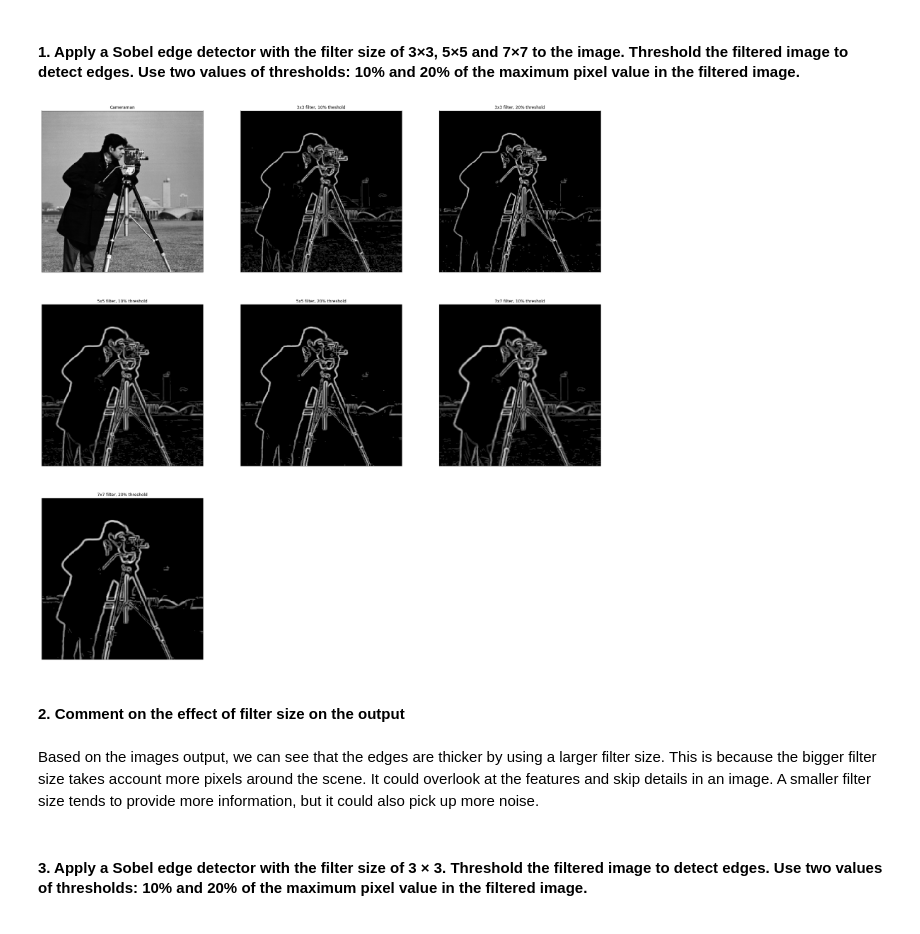
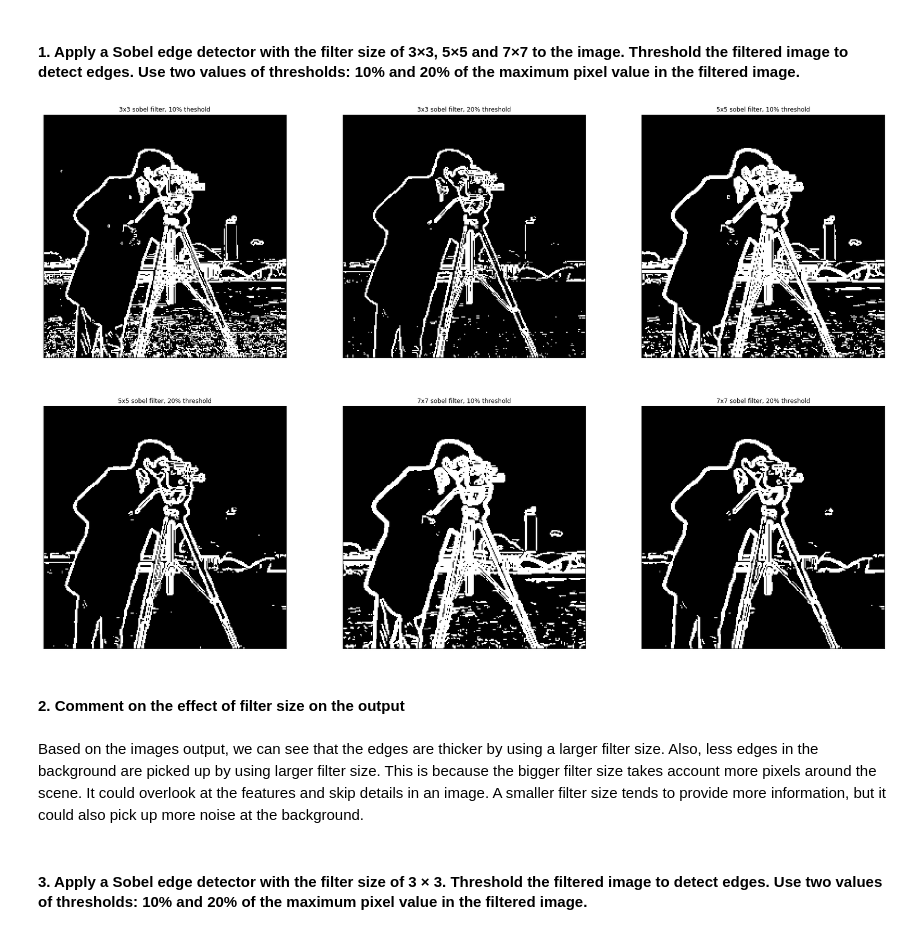
Before and after one commit to FulinHuang/Computer-Vision, a Jupyter notebook: A1_Image_Filtering /A1_Image_Filtering.ipynb, the cells around one changed output. Drawn from its saved outputs; the diff is of its cells as text; code cells hidden in the pictures.

```diff
--- a/A1_Image_Filtering /A1_Image_Filtering.ipynb
+++ b/A1_Image_Filtering /A1_Image_Filtering.ipynb
@@ -130,59 +141,58 @@ sobely = cv2.Sobel(img, cv2.CV_64F, 0, 1, ksize = 3)
 # calculate magnitude
 sobel = cv2.magnitude(sobelx, sobely)
 
 # find max pixel value
 maxValue = np.max(sobel)
 
 # apply threshold 10% and 20% of the max pixel value
-(ret, threshold10)= cv2.threshold(sobel, maxValue * 0.1, 255, cv2.THRESH_TOZERO)
-(ret, threshold20)= cv2.threshold(sobel, maxValue * 0.2, 255, cv2.THRESH_TOZERO)
+(ret, threshold10)= cv2.threshold(sobel, maxValue * 0.1, 255, cv2.THRESH_BINARY)
+(ret, threshold20)= cv2.threshold(sobel, maxValue * 0.2, 255, cv2.THRESH_BINARY)
 # cv2.THRESH_TOZERO can also change to cv2.THRESH_BINARY
 
 
 # sobel filter 5x5
 sobelx_5 = cv2.Sobel(img, cv2.CV_64F, 1, 0, ksize = 5)
 sobely_5 = cv2.Sobel(img, cv2.CV_64F, 0, 1, ksize = 5)
 sobel_5 = cv2.magnitude(sobelx_5, sobely_5)
 maxValue_5 = np.max(sobel_5)
-(ret, threshold10_5) = cv2.threshold(sobel_5, maxValue_5 * 0.1, 255, cv2.THRESH_TOZERO)
-(ret, threshold20_5) = cv2.threshold(sobel_5, maxValue_5 * 0.2, 255, cv2.THRESH_TOZERO)
+(ret, threshold10_5) = cv2.threshold(sobel_5, maxValue_5 * 0.1, 255, cv2.THRESH_BINARY)
+(ret, threshold20_5) = cv2.threshold(sobel_5, maxValue_5 * 0.2, 255, cv2.THRESH_BINARY)
 
 # sobel filter 7x7
 sobelx_7 = cv2.Sobel(img, cv2.CV_64F, 1, 0, ksize = 7)
 sobely_7 = cv2.Sobel(img, cv2.CV_64F, 0, 1, ksize = 7)
 sobel_7 = cv2.magnitude(sobelx_7, sobely_7)
 maxValue_7 = np.max(sobel_7)
-(ret, threshold10_7) = cv2.threshold(sobel_7, maxValue_7*0.1, 255, cv2.THRESH_TOZERO)
-(ret, threshold20_7) = cv2.threshold(sobel_7, maxValue_7*0.2, 255, cv2.THRESH_TOZERO)
-
+(ret, threshold10_7) = cv2.threshold(sobel_7, maxValue_7*0.1, 255, cv2.THRESH_BINARY)
+(ret, threshold20_7) = cv2.threshold(sobel_7, maxValue_7*0.2, 255, cv2.THRESH_BINARY)
 
 # display 3x3 filtered images
 plt.figure(figsize = (30, 30))
-plt.subplot(331), plt.imshow(img, cmap = 'gray')
-plt.title("Cameraman"), plt.xticks([]), plt.yticks([])
-plt.subplot(332), plt.imshow(threshold10, cmap = 'gray')
-plt.title("3x3 filter, 10% theshold"), plt.xticks([]), plt.yticks([])
-plt.subplot(333), plt.imshow(threshold20, cmap = 'gray')
-plt.title("3x3 filter, 20% threshold"), plt.xticks([]), plt.yticks([])
+# plt.subplot(331), plt.imshow(img, cmap = 'gray')
+# plt.title("Cameraman"), plt.xticks([]), plt.yticks([])
+plt.subplot(331), plt.imshow(threshold10, cmap = 'gray')
+plt.title("3x3 sobel filter, 10% theshold"), plt.xticks([]), plt.yticks([])
+plt.subplot(332), plt.imshow(threshold20, cmap = 'gray')
+plt.title("3x3 sobel filter, 20% threshold"), plt.xticks([]), plt.yticks([])
 
 # display 5x5 filtered images
-plt.subplot(334), plt.imshow(threshold10_5, cmap = "gray")
-plt.title("5x5 filter, 10% threshold"), plt.xticks([]), plt.yticks([])
-plt.subplot(335), plt.imshow(threshold20_5, cmap = "gray")
-plt.title("5x5 filter, 20% threshold"), plt.xticks([]), plt.yticks([])
+plt.subplot(333), plt.imshow(threshold10_5, cmap = "gray")
+plt.title("5x5 sobel filter, 10% threshold"), plt.xticks([]), plt.yticks([])
+plt.subplot(334), plt.imshow(threshold20_5, cmap = "gray")
+plt.title("5x5 sobel filter, 20% threshold"), plt.xticks([]), plt.yticks([])
 
 # display 7x7 filtered images
-plt.subplot(336), plt.imshow(threshold10_7, cmap = "gray")
-plt.title("7x7 filter, 10% threshold"), plt.xticks([]), plt.yticks([])
-plt.subplot(337), plt.imshow(threshold20_7, cmap = "gray")
-plt.title("7x7 filter, 20% threshold"), plt.xticks([]), plt.yticks([])
+plt.subplot(335), plt.imshow(threshold10_7, cmap = "gray")
+plt.title("7x7 sobel filter, 10% threshold"), plt.xticks([]), plt.yticks([])
+plt.subplot(336), plt.imshow(threshold20_7, cmap = "gray")
+plt.title("7x7 sobel filter, 20% threshold"), plt.xticks([]), plt.yticks([])
 plt.show()
 # %% [output]
-[figure, old version]
+[figure, new version]
 # %% [markdown]
 #### 2. Comment on the effect of filter size on the output
 # %% [markdown]
-Based on the images output, we can see that the edges are thicker by using a larger filter size. This is because the bigger filter size takes account more pixels around the scene. It could overlook at the features and skip details in an image. A smaller filter size tends to provide more information, but it could also pick up more noise.
+Based on the images output, we can see that the edges are thicker by using a larger filter size. Also, less edges in the background are picked up by using larger filter size. This is because the bigger filter size takes account more pixels around the scene. It could overlook at the features and skip details in an image. A smaller filter size tends to provide more information, but it could also pick up more noise at the background.
 # %% [markdown]
 #### 3. Apply a Sobel edge detector with the filter size of 3 × 3. Threshold the filtered image to detect edges. Use two values of thresholds: 10% and 20% of the maximum pixel value in the filtered image.
 # %%
```
Also changed, not shown: parts of 25 cells of this notebook.
